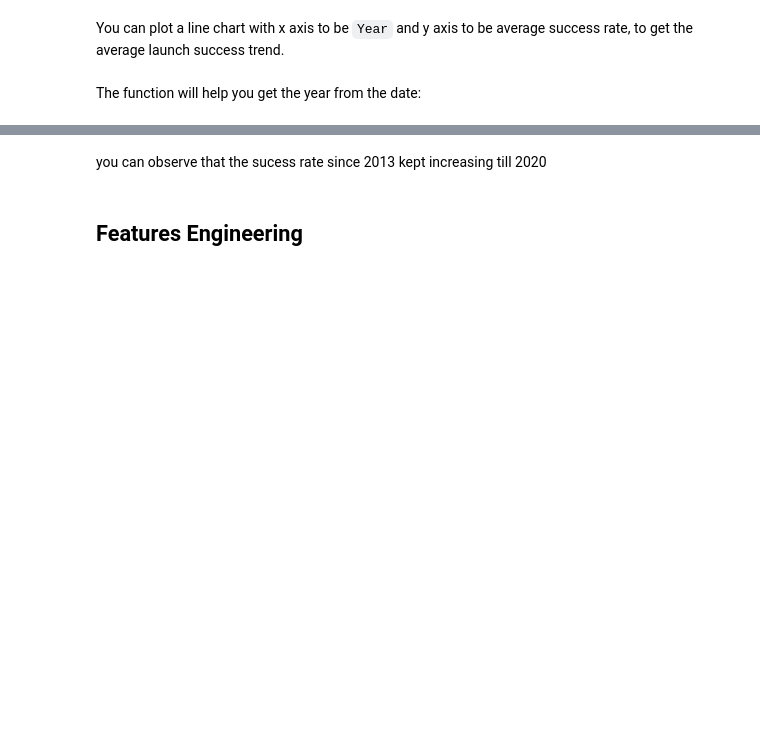
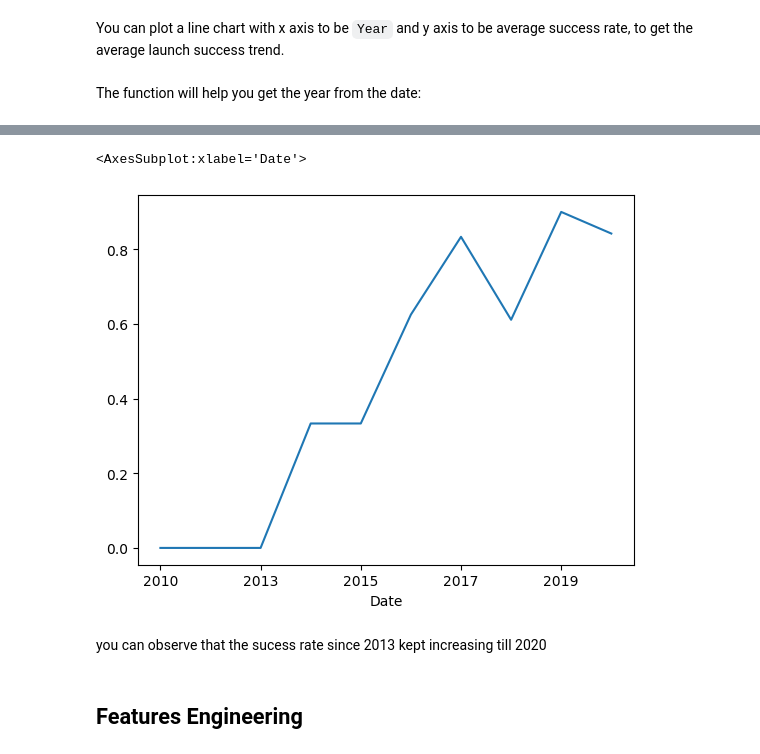
Before and after one commit to raymondkwon-cah/ds-capstone, a Jupyter notebook: edadataviz.ipynb, the cells around one changed output, grey strips where cells are left out. Saved outputs shown, nothing was run; the diff lists cells and outputs as text; code cells hidden in the pictures; blank space fills up the shorter version.

```diff
--- a/edadataviz.ipynb
+++ b/edadataviz.ipynb
@@ -180,7 +180,11 @@ df.head()
 | 4 | 5 | 2013 | Falcon 9 | 3170.000000 | GTO | CCAFS SLC 40 | None None | 1 | False | ... |
 # %%
 # Plot a line chart with x axis to be the extracted year and y axis to be the success rate
-df.plot.line(x
+success_rate = df.groupby('Date')['Class'].mean()
+success_rate.plot.line()
+# %% [output]
+<AxesSubplot:xlabel='Date'>
+[figure, added]
 # %% [markdown]
 you can observe that the sucess rate since 2013 kept increasing till 2020
 # %% [markdown]
```
